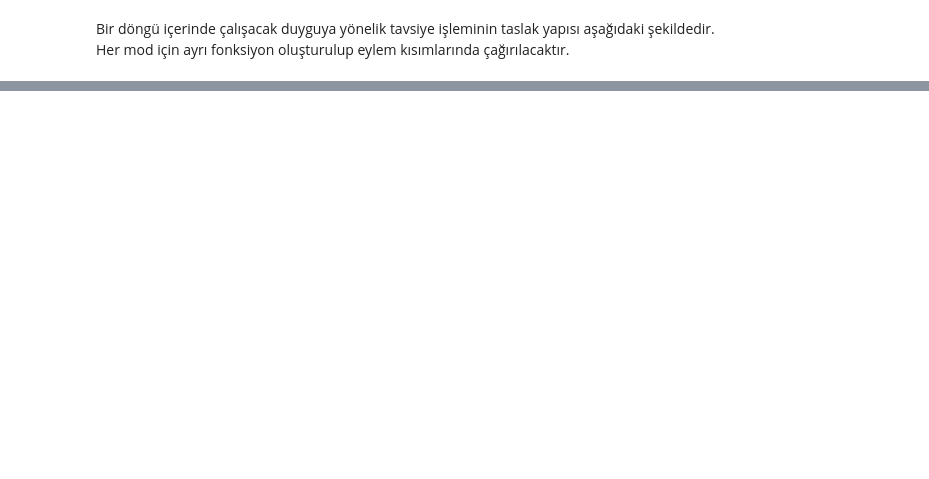
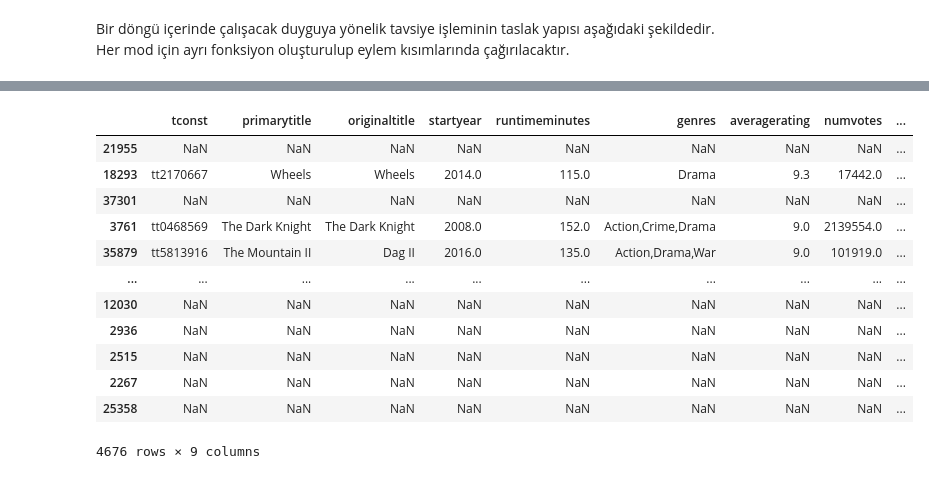
Before and after one commit to dsilan/MovieRecommendation, a Jupyter notebook: MovieRecommendation.ipynb, the cells around one changed output, grey strips where cells are left out. Saved outputs shown, nothing was run; the diff lists cells and outputs as text; code cells hidden in the pictures; blank space fills up the shorter version.

```diff
--- a/MovieRecommendation.ipynb
+++ b/MovieRecommendation.ipynb
@@ -194,3 +202,19 @@ np.random.choice(np.array(list(notr_mood_genres.keys())), 1, p=np.array(list(not
+# %%
+q_movies.where(q_movies["genres"].str.contains("Drama"))
+# %% [output]
+|  | tconst | primarytitle | originaltitle | startyear | runtimeminutes | genres | averagerating | numvotes | ... |
+| 21955 | NaN | NaN | NaN | NaN | NaN | NaN | NaN | NaN | ... |
+| 18293 | tt2170667 | Wheels | Wheels | 2014.0 | 115.0 | Drama | 9.3 | 17442.0 | ... |
+| 37301 | NaN | NaN | NaN | NaN | NaN | NaN | NaN | NaN | ... |
+| 3761 | tt0468569 | The Dark Knight | The Dark Knight | 2008.0 | 152.0 | Action,Crime,Drama | 9.0 | 2139554.0 | ... |
+| 35879 | tt5813916 | The Mountain II | Dag II | 2016.0 | 135.0 | Action,Drama,War | 9.0 | 101919.0 | ... |
+| ... | ... | ... | ... | ... | ... | ... | ... | ... | ... |
+| 12030 | NaN | NaN | NaN | NaN | NaN | NaN | NaN | NaN | ... |
+| 2936 | NaN | NaN | NaN | NaN | NaN | NaN | NaN | NaN | ... |
+| 2515 | NaN | NaN | NaN | NaN | NaN | NaN | NaN | NaN | ... |
+| 2267 | NaN | NaN | NaN | NaN | NaN | NaN | NaN | NaN | ... |
+| 25358 | NaN | NaN | NaN | NaN | NaN | NaN | NaN | NaN | ... |
+4676 rows × 9 columns
 # %%
 def rec_for_sad():
   rec_genre = np.random.choice(np.array(list(sad_mood_genres.keys())), 1, p=np.array(list(sad_mood_genres.values())))[0]
```
Also changed, not shown: parts of 10 cells of this notebook.
